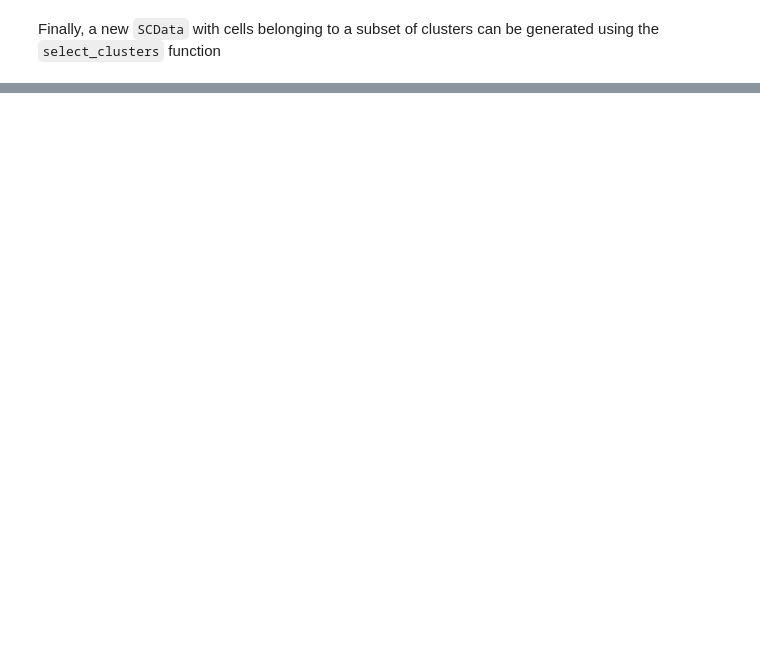
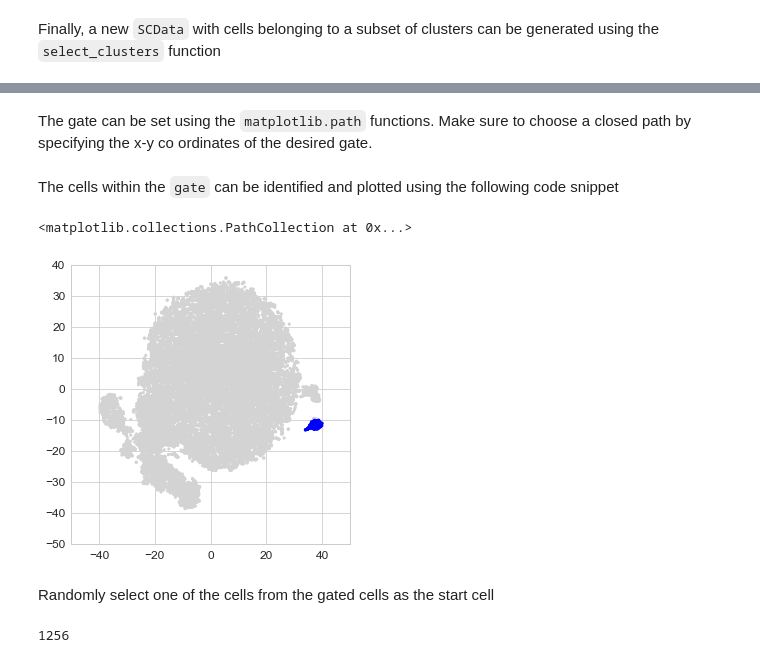
Before and after one commit to KrishnaswamyLab/MAGIC, a Jupyter notebook: notebooks/Wishbone_for_mass_cytometry.ipynb, the cells around one changed output, grey strips where cells are left out. Saved outputs shown, nothing was run; the diff lists cells and outputs as text; code cells hidden in the pictures; blank space fills up the shorter version.

Commit message:
Added section for gating cells

```diff
--- a/notebooks/Wishbone_for_mass_cytometry.ipynb
+++ b/notebooks/Wishbone_for_mass_cytometry.ipynb
@@ -244,0 +265,3 @@ tsne=None
+# %%
+%matplotlib notebook
+sns.set_style('whitegrid')
@@ -244,0 +277,25 @@ tsne=None
+# %% [markdown]
+The gate can be set using the `matplotlib.path` functions. Make sure to choose a closed path by specifying the x-y co ordinates of the desired gate.
+# %%
+# The gate should be specified as x1, y1, x2, y2,....xn, yn
+gate = matplotlib.path.Path(np.reshape([30, -20, 40, -20, 40, -10, 30, -10, 30, -20], [5, 2]))
+# %% [markdown]
+The cells within the `gate` can be identified and plotted using the following code snippet
+# %%
+gated_cells = scdata.tsne.index[gate.contains_points(scdata.tsne)]
+
+# Plot the gated cells
+%matplotlib inline
+plt.figure(figsize=[5, 5])
+plt.scatter(scdata.tsne['x'], scdata.tsne['y'], s=10, edgecolors='none', color='lightgrey')
+plt.scatter(scdata.tsne.ix[gated_cells, 'x'], scdata.tsne.ix[gated_cells, 'y'], s=10, edgecolors='none')
+# %% [output]
+<matplotlib.collections.PathCollection at 0x...>
+[figure, added]
+# %% [markdown]
+Randomly select one of the cells from the gated cells as the start cell
+# %%
+start_cell = random.sample(list(gated_cells), 1)[0]
+start_cell
+# %% [output]
+1256
```
Also changed, not shown: parts of 17 cells of this notebook.
